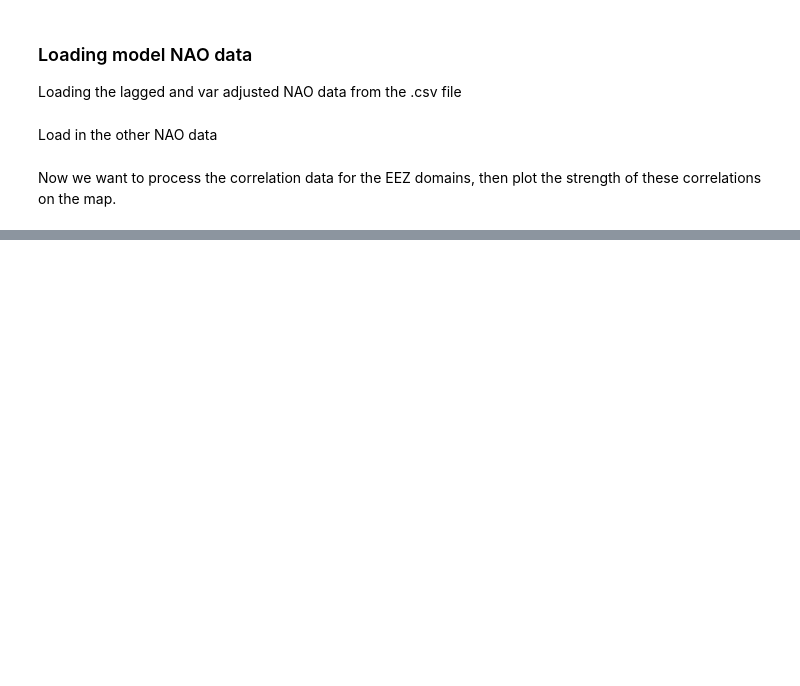
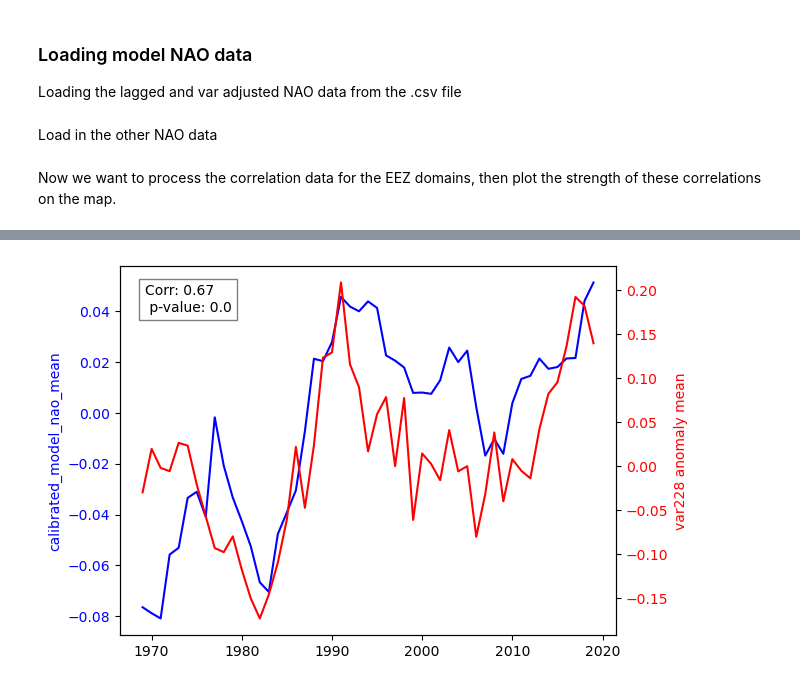
Before and after one commit to benhutchmet/energy-met-corr, a Jupyter notebook: testing-shapefiles.ipynb, the cells around one changed output, grey strips where cells are left out. Saved outputs shown, nothing was run; the diff lists cells and outputs as text; code cells hidden in the pictures; blank space fills up the shorter version.

Commit message:
pr correlations

```diff
--- a/testing-shapefiles.ipynb
+++ b/testing-shapefiles.ipynb
@@ -260,0 +360,19 @@ merged_df
+# %%
+# extract the slope and intercept coefficients
+coeffs_file = "coeffs/nao_pr_scandi_slope.csv"
+
+# Load in the coefficients
+coeffs_df = pd.read_csv(coeffs_file)
+
+# Extract the calibration coefficients
+slope = coeffs_df["slope"].values[0]
+intercept = coeffs_df["intercept"].values[0]
+
+# # Calibrate the model data
+merged_df["calibrated_model_nao_mean"] = merged_df["model_nao_mean"] * slope + intercept
+merged_df["calibrated_model_nao_members_min"] = (
+    merged_df["model_nao_members_min"] * slope + intercept
+)
+merged_df["calibrated_model_nao_members_max"] = (
+    merged_df["model_nao_members_max"] * slope + intercept
+)
@@ -261,3 +388,44 @@ merged_df
+# %%
+# Plot the calibrated_model_nao_mean against the var228 anomaly mean
+# with seperate y-axes
+from scipy.stats import pearsonr
+
+# Create a new figure and an axes
+fig, ax1 = plt.subplots()
+
+# Plot the calibrated_model_nao_mean on the first y-axis
+ax1.plot(merged_df.index, merged_df["calibrated_model_nao_mean"], color="blue")
+ax1.set_ylabel("calibrated_model_nao_mean", color="blue")
+ax1.tick_params(axis="y", labelcolor="blue")
+
+# Create a second y-axis that shares the same x-axis
+ax2 = ax1.twinx()
+
+# Plot the var228 anomaly mean on the second y-axis
+ax2.plot(merged_df.index, merged_df["var228 anomaly mean"], color="red")
+ax2.set_ylabel("var228 anomaly mean", color="red")
+ax2.tick_params(axis="y", labelcolor="red")
+
+# show the correlation coefiients
+corr, p = pearsonr(
+    merged_df["calibrated_model_nao_mean"], merged_df["var228 anomaly mean"]
+)
+
+# Include a textbox in the top left hand corner with the corr and p values
+plt.text(
+    0.05,
+    0.95,
+    f"Corr: {round(corr, 2)}\n p-value: {round(p, 2)}",
+    horizontalalignment="left",
+    verticalalignment="top",
+    transform=plt.gca().transAxes,
+    bbox=dict(facecolor="white", alpha=0.5),
+)
+
+# Show the plot
+plt.show()
+# %% [output]
+[figure, added]
 # %%
 # Testing the NUTS shapefiles
 # Load in the shapefile fo the eez data
```
Also changed, not shown: parts of 16 cells of this notebook, 2 other files.
